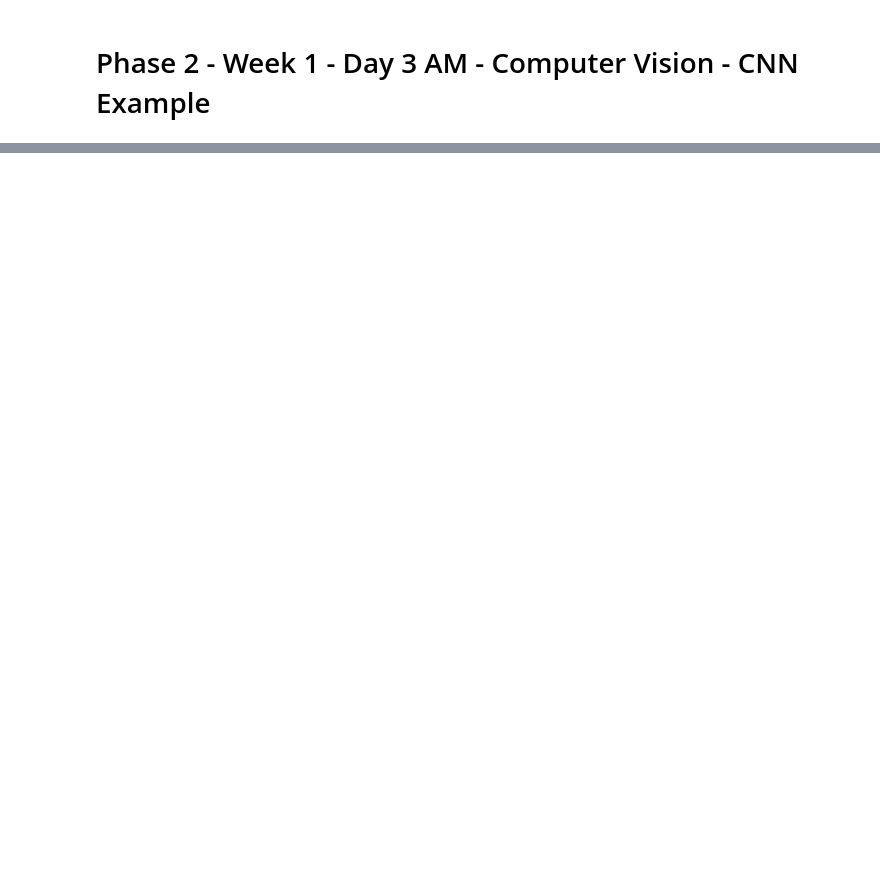
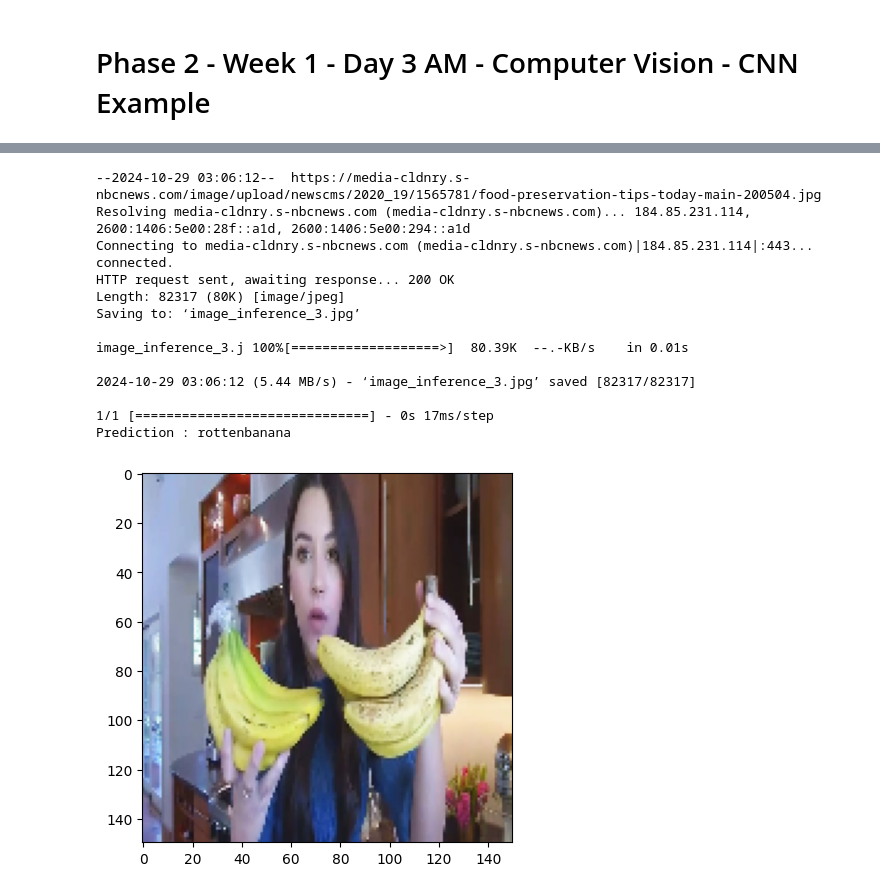
Before and after one commit to FTDS-learning-materials/phase-2, a Jupyter notebook: w1/P2W1D3AM - Computer Vision - CNN Example.ipynb, the cells around one changed output, grey strips where cells are left out. Cells and saved outputs as stored; diff of their text form; code cells hidden in the pictures; blank space fills up the shorter version.

```diff
--- a/w1/P2W1D3AM - Computer Vision - CNN Example.ipynb
+++ b/w1/P2W1D3AM - Computer Vision - CNN Example.ipynb
@@ -338,0 +181,6 @@ Prediction is a rotten banana
+# %%
+# Train the model
+
+%%time
+epoch = 25
+history = model.fit(train_set, epochs=epoch, steps_per_epoch=20, validation_data=val_set, verbose=1, validation_steps=10)
@@ -338,0 +230,19 @@ Prediction is a rotten banana
+# %%
+# Create a function for test a new image
+
+def prediction(file):
+  img = tf.keras.utils.load_img(file, target_size=(img_height,img_width))
+  x = tf.keras.utils.img_to_array(img)/255
+
+  plt.imshow(img)
+
+  x = np.expand_dims(x, axis=0)
+
+  images = np.vstack([x])
+  y_pred_proba = model.predict(images)
+  y_pred_class = np.argmax(y_pred_proba[0])
+
+  class_name = list(train_set.class_indices.keys())
+  y_pred_class_name = class_name[y_pred_class]
+
+  print('Prediction : {}'.format(y_pred_class_name))
@@ -338,0 +295,23 @@ Prediction is a rotten banana
+# %%
+# Test a new image 3
+
+## Download a new image
+!wget https://media-cldnry.s-nbcnews.com/image/upload/newscms/2020_19/1565781/food-preservation-tips-today-main-200504.jpg -O image_inference_3.jpg
+
+## Inferencing
+prediction('image_inference_3.jpg')
+# %% [output]
+--2024-10-29 03:06:12--  https://media-cldnry.s-nbcnews.com/image/upload/newscms/2020_19/1565781/food-preservation-tips-today-main-200504.jpg
+Resolving media-cldnry.s-nbcnews.com (media-cldnry.s-nbcnews.com)... 184.85.231.114, 2600:1406:5e00:28f::a1d, 2600:1406:5e00:294::a1d
+Connecting to media-cldnry.s-nbcnews.com (media-cldnry.s-nbcnews.com)|184.85.231.114|:443... connected.
+HTTP request sent, awaiting response... 200 OK
+Length: 82317 (80K) [image/jpeg]
+Saving to: ‘image_inference_3.jpg’
+
+image_inference_3.j 100%[===================>]  80.39K  --.-KB/s    in 0.01s
+
+2024-10-29 03:06:12 (5.44 MB/s) - ‘image_inference_3.jpg’ saved [82317/82317]
+
+1/1 [==============================] - 0s 17ms/step
+Prediction : rottenbanana
+[figure, added]
```
Also changed, not shown: parts of 53 cells of this notebook, 1 other file.
